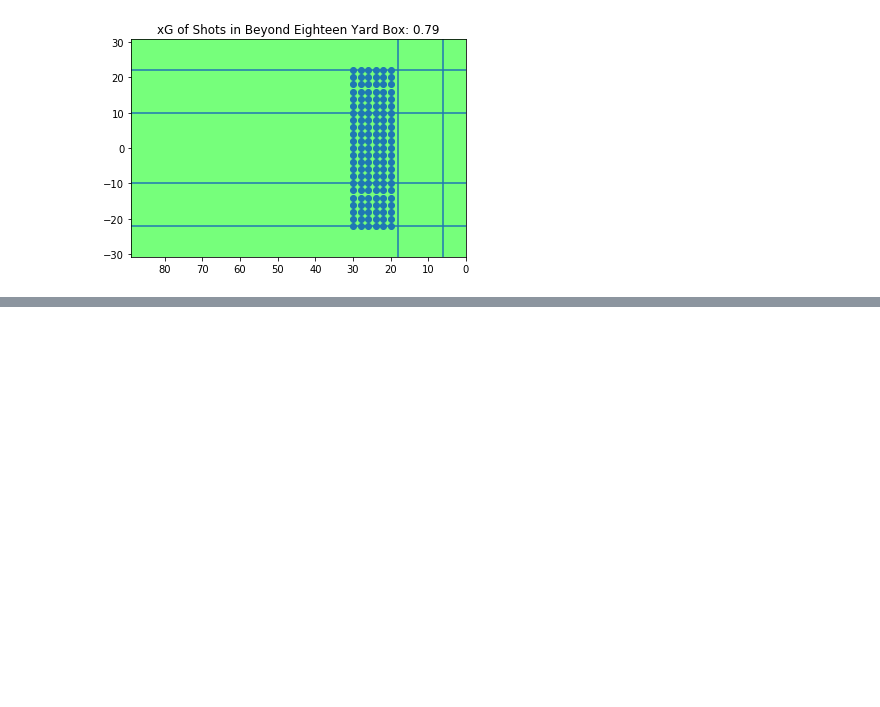
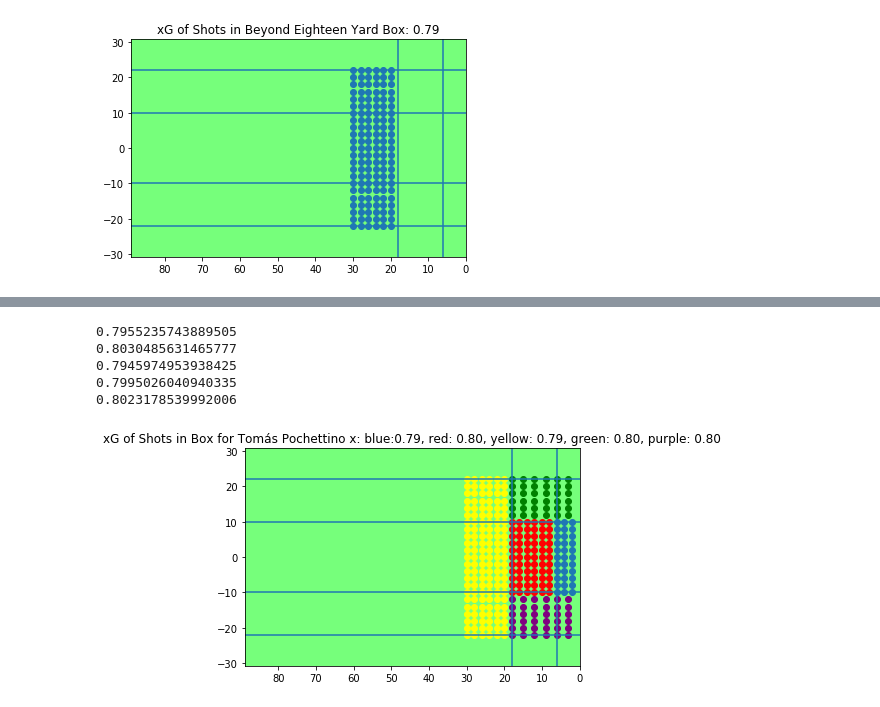
Before and after one commit to d-v-dlee/super_liga_xg, a Jupyter notebook: mongotofinalxg.ipynb, the cells around one changed output, grey strips where cells are left out. Cells and saved outputs as stored; diff of their text form; code cells hidden in the pictures; blank space fills up the shorter version.

```diff
--- a/mongotofinalxg.ipynb
+++ b/mongotofinalxg.ipynb
@@ -396,4 +413,7 @@ ax.axhline(-22, xmax=18)
 ax.set_facecolor('xkcd:lightgreen')
 # %% [output]
 [figure]
+# %%
+left_six_yard_shot = coord_table(12, 22, 2, 3, 18, 3)
+right_six_yard_shot = coord_table(-12, -22, -2, 3, 18, 3)
 # %%
@@ -416,0 +442,33 @@ print(eighteen_rf_pred.sum(axis=0)[1] / len(eighteen_rf_pred))
+# %%
+print(six_pred1.sum(axis=0)[1] / len(six_pred1))
+print(eighteen_pred1.sum(axis=0)[1] / len(eighteen_pred1))
+print(beyond_eighteen_pred1.sum(axis=0)[1] / len(beyond_eighteen_pred1))
+print(left_six_pred1.sum(axis=0)[1] / len(left_six_pred1))
+print(right_six_pred1.sum(axis=0)[1] / len(right_six_pred1))
+# %% [output]
+0.7955235743889505
+0.8030485631465777
+0.7945974953938425
+0.7995026040940335
+0.8023178539992006
+# %%
+fig, ax = plt.subplots()
+ax.scatter(six_yard_shot['shot_coord_x1'], six_yard_shot['shot_coord_y1'])
+ax.scatter(eighteen_yard_shot['shot_coord_x1'], eighteen_yard_shot['shot_coord_y1'], color='red')
+ax.scatter(beyond_eighteen_yard_shot['shot_coord_x1'], beyond_eighteen_yard_shot['shot_coord_y1'], color='yellow')
+ax.scatter(left_six_yard_shot['shot_coord_x1'], left_six_yard_shot['shot_coord_y1'], color='green')
+ax.scatter(right_six_yard_shot['shot_coord_x1'], right_six_yard_shot['shot_coord_y1'], color='purple')
+# ax.scatter(shot_distance_df['pass_coord_x1'], shot_distance_df['pass_coord_y1'], color='red')
+# ax.scatter(transposed_df['pass_coord_x2'], transposed_df['pass_coord_y2'], color='yellow')
+ax.set_title('xG of Shots in Box for Tomás Pochettino x: blue:0.79, red: 0.80, yellow: 0.79, green: 0.80, purple: 0.80')
+ax.set_xlim([88.88, 0])
+ax.set_ylim([-30.76, 30.76])
+ax.axvline(6)
+ax.axvline(18)
+ax.axhline(10, xmax=6)
+ax.axhline(-10, xmax=6)
+ax.axhline(22, xmax=18)
+ax.axhline(-22, xmax=18)
+ax.set_facecolor('xkcd:lightgreen')
+# %% [output]
+[figure, added]
```
Also changed, not shown: parts of 14 cells of this notebook.
